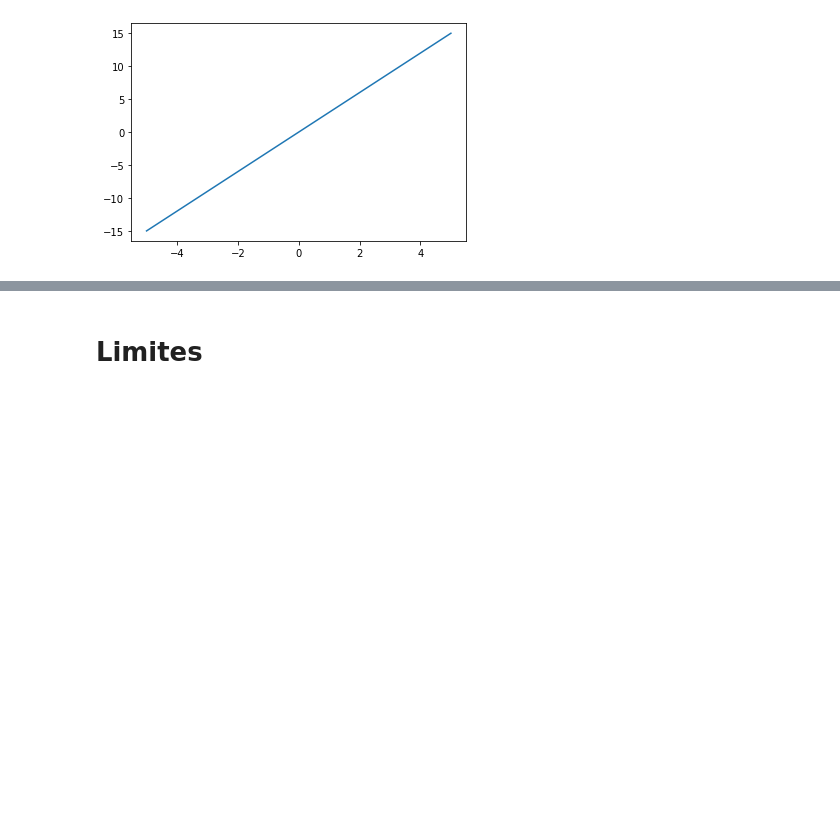
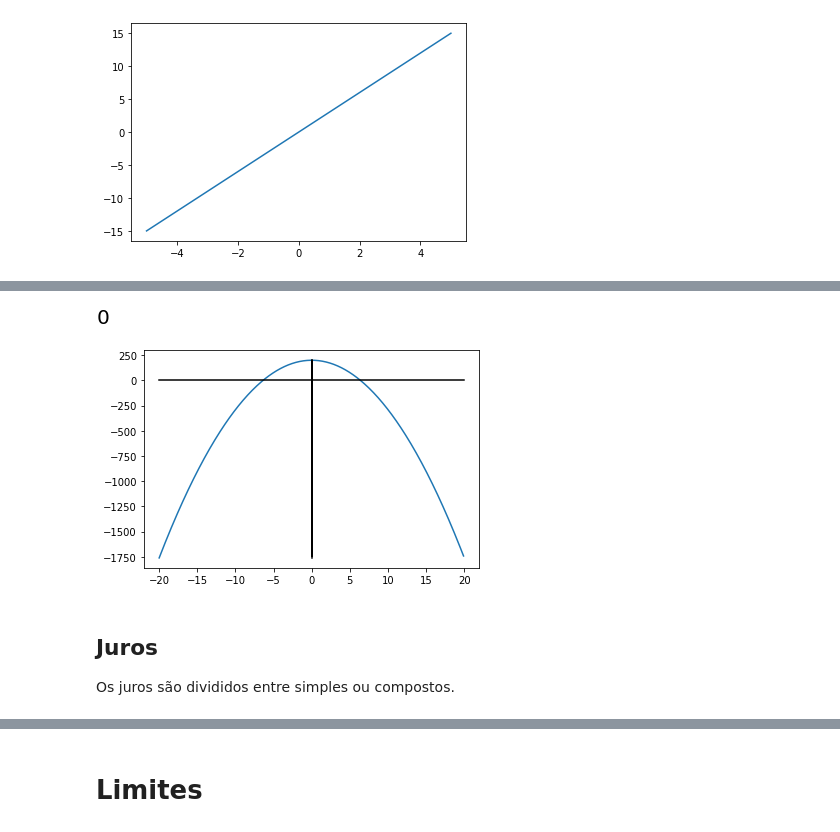
Before and after one commit to gabrielvieiraf/ProjetosPython, a Jupyter notebook: GoogleColab/Calculo/Matematica01.ipynb, the cells around one changed output, grey strips where cells are left out. Cells and saved outputs as stored; diff of their text form; code cells hidden in the pictures; blank space fills up the shorter version.

```diff
--- a/GoogleColab/Calculo/Matematica01.ipynb
+++ b/GoogleColab/Calculo/Matematica01.ipynb
@@ -409,0 +452,28 @@ $ f^{-1}(f(x)) = x$
+# %%
+h(t,200,0)
+
+eixo_x = list()
+eixo_y = list()
+
+zero = list()
+
+for i in np.arange(-20,20,step=0.1):
+  eixo_y.append(h(i,200,0))
+  eixo_x.append(i)
+  zero.append(0)
+
+plt.plot(eixo_x,eixo_y)
+
+# Desenha eixos
+plt.plot(eixo_x,zero,color="black")
+plt.plot(zero,eixo_y,color='black')
+
+# Raíz do polinômio é quando f(x) = 0
+round(h(6.382,200,0))
+# %% [output]
+[figure, added]
+[figure, added]
+# %% [markdown]
+## Juros
+
+Os juros são divididos entre simples ou compostos.
```
Also changed, not shown: parts of 21 cells of this notebook.
